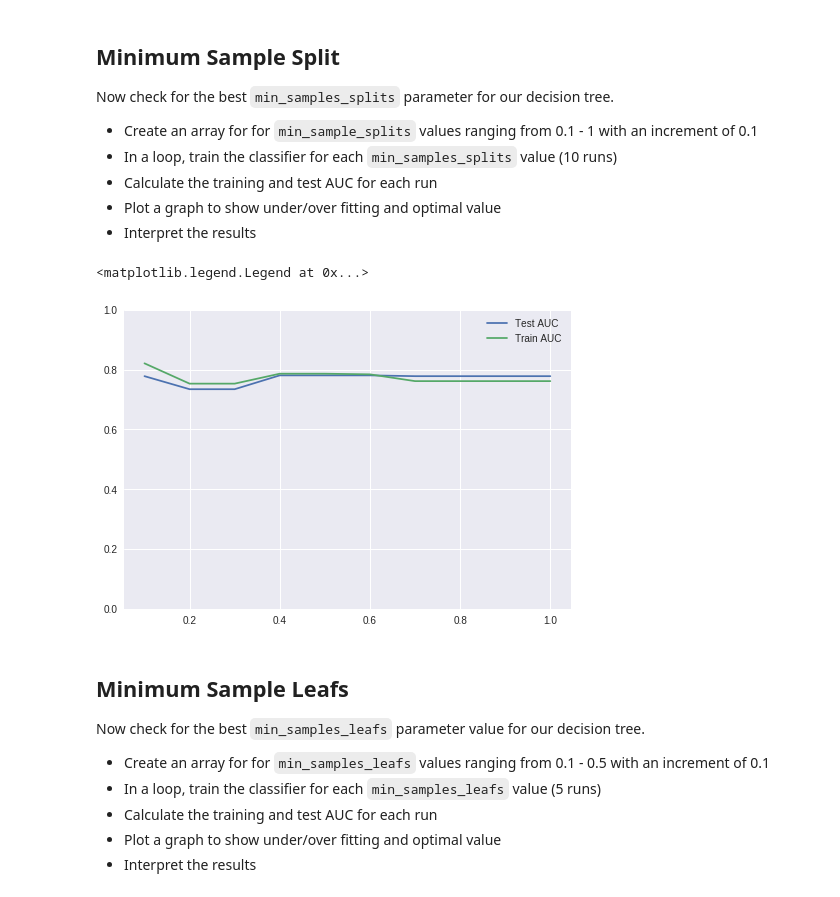
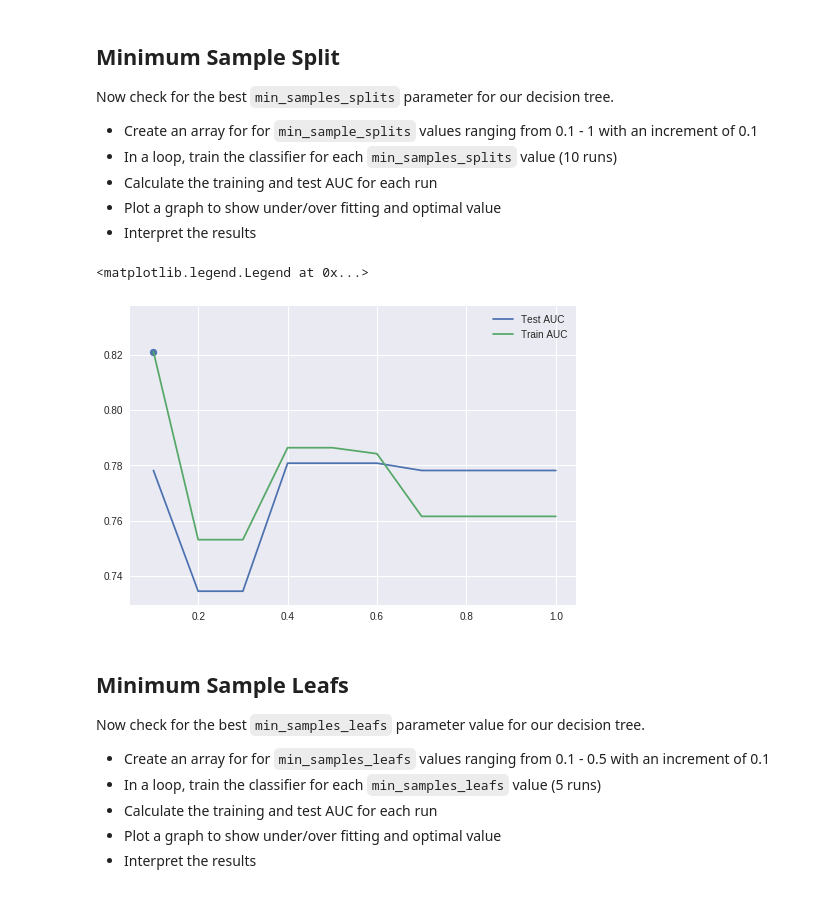
Before and after one commit to nic464/dsc-enterprise-hsbc-tuning-decision-trees-lab-hsbc-ds-081319, a Jupyter notebook: index.ipynb, the cells around one changed output. Saved outputs shown, nothing was run; the diff lists cells and outputs as text; code cells hidden in the pictures.

```diff
--- a/index.ipynb
+++ b/index.ipynb
@@ -126,24 +127,25 @@ Now check for the best `min_samples_splits` parameter for our decision tree.
 # %%
 # Identify the optimal min-samples-split for given data
 max_x = 10
 splits = [i * .1 for i in range(1,max_x + 1)]
 
 y1 = [None] * max_x
 y2 = [None] * max_x
 
 for i in range(max_x):
     clf = DecisionTreeClassifier(min_samples_split=splits[i])
     clf.fit(X_train, y_train)
 
     y1[i] = roc_auc_score(y_test, clf.predict(X_test))
     y2[i] = roc_auc_score(y_train, clf.predict(X_train))
 
 plt.plot(splits, y1, label='Test AUC', scaley=False)
 plt.plot(splits, y2, label='Train AUC', scaley=False)
+plt.scatter(splits[y2.index(max(y2))], max(y2))
 plt.legend()
 # %% [output]
 <matplotlib.legend.Legend at 0x...>
-[figure, old version]
+[figure, new version]
 # %%
 # Your observations
 # %% [markdown]
```
Also changed, not shown: parts of 2 cells of this notebook.
